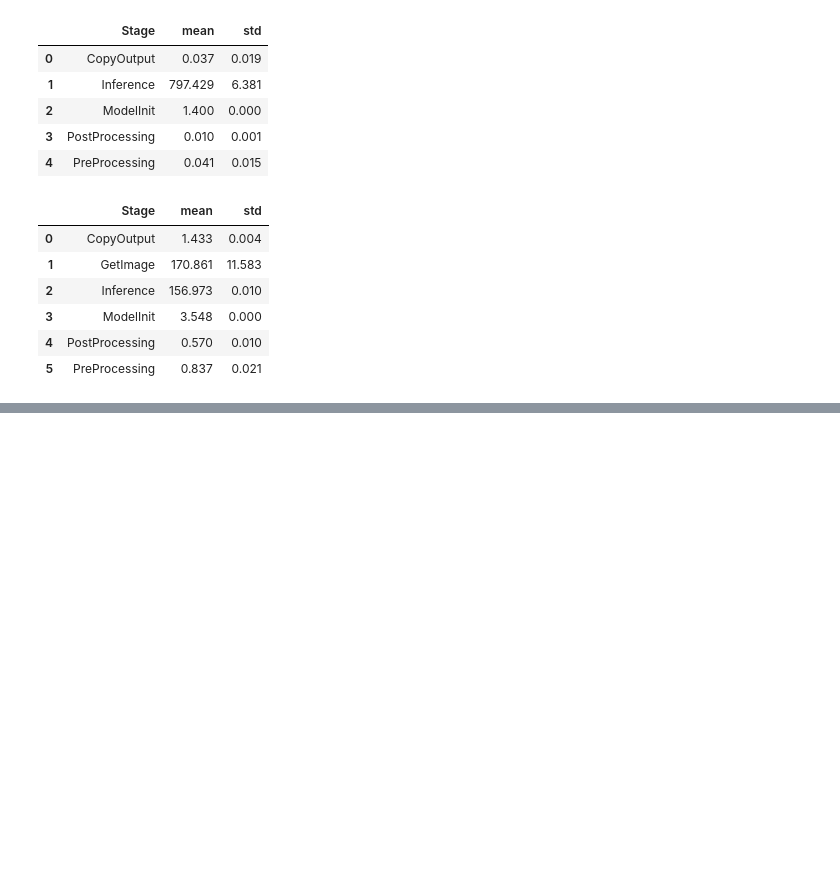
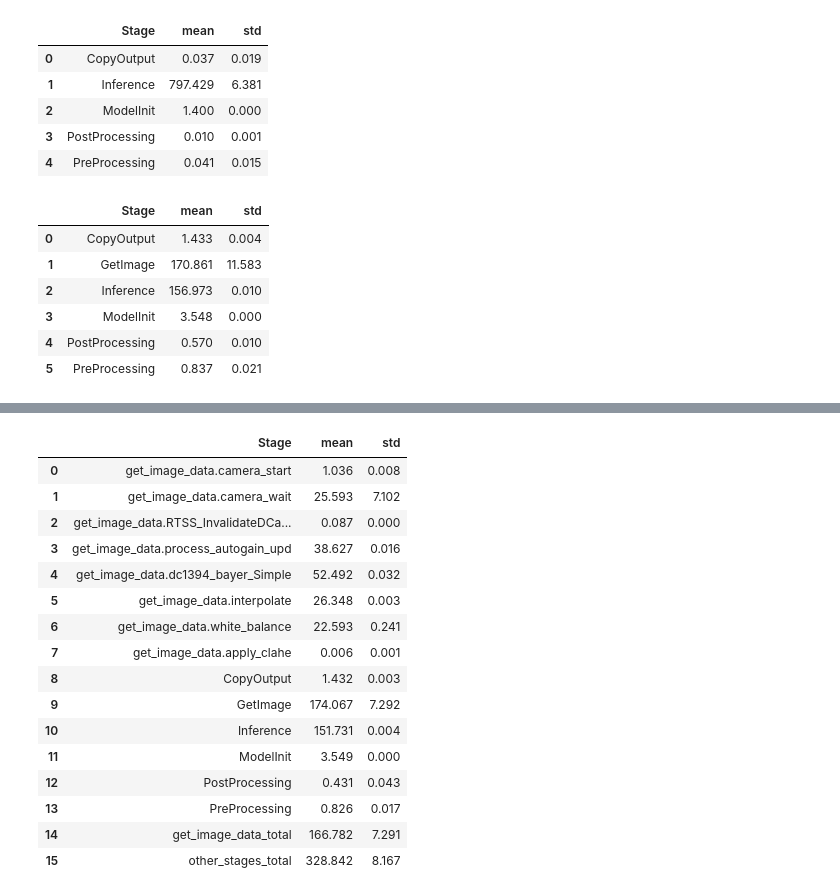
Before and after one commit to klymya/pg-research, a Jupyter notebook: alif_perf/log_parser.ipynb, the cells around one changed output, grey strips where cells are left out. Cells and saved outputs as stored; diff of their text form; code cells hidden in the pictures; blank space fills up the shorter version.

```diff
--- a/alif_perf/log_parser.ipynb
+++ b/alif_perf/log_parser.ipynb
@@ -928,0 +1941,21 @@ pd.DataFrame.from_dict(summary, orient='index').reset_index().rename(columns={'i
+# %%
+summary = summarize_perf(add_prefix_and_other_sums(parse_perf_runs_from_cycles_v2(logs_extended)))
+pd.DataFrame.from_dict(summary, orient='index').reset_index().rename(columns={'index': 'Stage'}).round(3)
+# %% [output]
+|  | Stage | mean | std |
+| 0 | get_image_data.camera_start | 1.036 | 0.008 |
+| 1 | get_image_data.camera_wait | 25.593 | 7.102 |
+| 2 | get_image_data.RTSS_InvalidateDCa... | 0.087 | 0.000 |
+| 3 | get_image_data.process_autogain_upd | 38.627 | 0.016 |
+| 4 | get_image_data.dc1394_bayer_Simple | 52.492 | 0.032 |
+| 5 | get_image_data.interpolate | 26.348 | 0.003 |
+| 6 | get_image_data.white_balance | 22.593 | 0.241 |
+| 7 | get_image_data.apply_clahe | 0.006 | 0.001 |
+| 8 | CopyOutput | 1.432 | 0.003 |
+| 9 | GetImage | 174.067 | 7.292 |
+| 10 | Inference | 151.731 | 0.004 |
+| 11 | ModelInit | 3.549 | 0.000 |
+| 12 | PostProcessing | 0.431 | 0.043 |
+| 13 | PreProcessing | 0.826 | 0.017 |
+| 14 | get_image_data_total | 166.782 | 7.291 |
+| 15 | other_stages_total | 328.842 | 8.167 |
```
Also changed, not shown: parts of 3 cells of this notebook.
